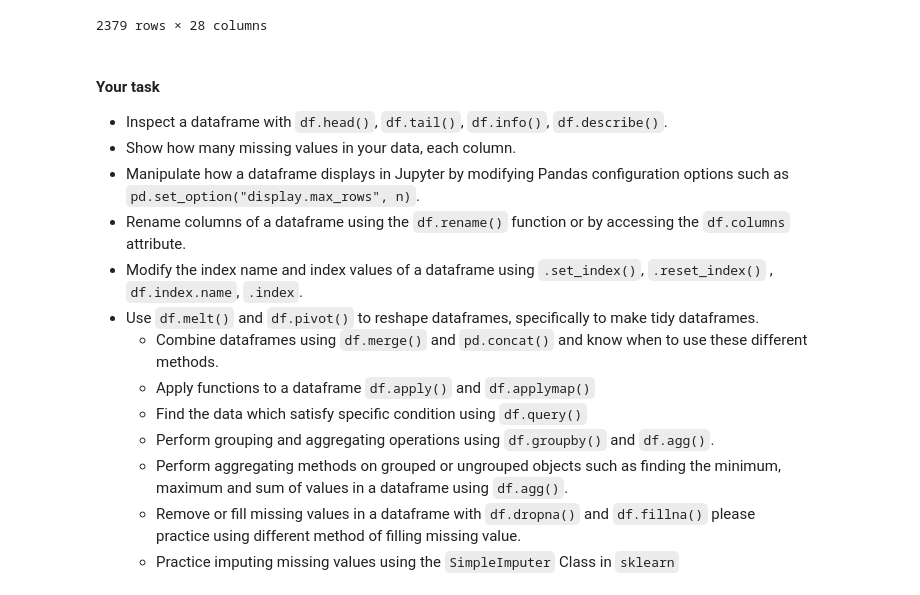
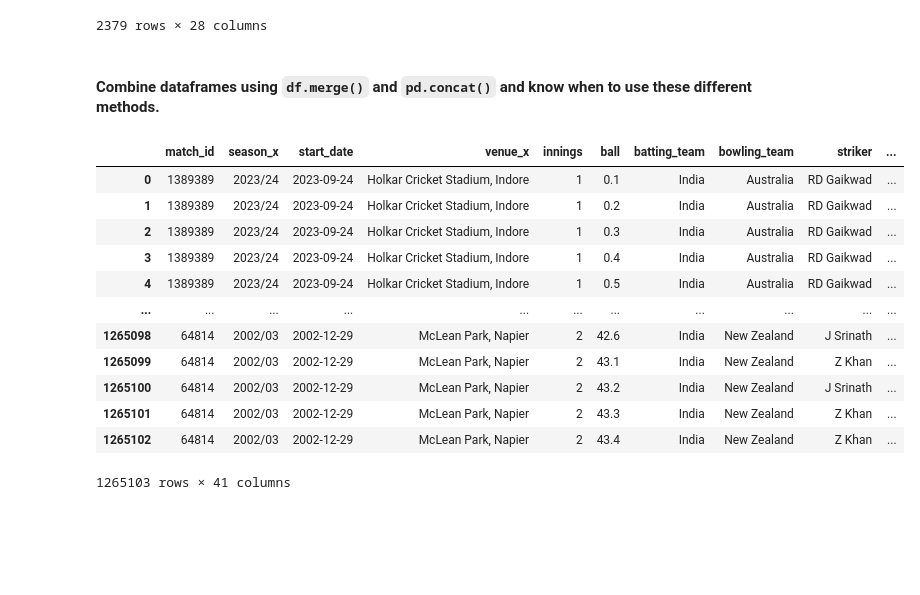
Before and after one commit to DNeilson67/FODS, a Jupyter notebook: Week 4/main.ipynb, the cells around one changed output. Saved outputs shown, nothing was run; the diff lists cells and outputs as text; code cells hidden in the pictures; blank space fills up the shorter version.

```diff
--- a/Week 4/main.ipynb
+++ b/Week 4/main.ipynb
@@ -315,19 +414,22 @@ df2.pivot(index = 'id', columns='winner', values='player_of_match')
 | 1395700 | NaN | NaN | NaN | NaN | NaN | NaN | NaN | NaN | NaN | NaN | ... |
 | 1395701 | NaN | NaN | NaN | NaN | NaN | NaN | NaN | NaN | NaN | NaN | ... |
 2379 rows × 28 columns
-# %% [markdown]
-#### Your task
-
-* Inspect a dataframe with `df.head()`, `df.tail()`, `df.info()`, `df.describe()`.
-* Show how many missing values in your data, each column.
-* Manipulate how a dataframe displays in Jupyter by modifying Pandas configuration options such as `pd.set_option("display.max_rows", n)`.
-* Rename columns of a dataframe using the `df.rename()` function or by accessing the `df.columns` attribute.
-* Modify the index name and index values of a dataframe using `.set_index()`, `.reset_index()` , `df.index.name`, `.index`.
-* Use `df.melt()` and `df.pivot()` to reshape dataframes, specifically to make tidy dataframes.
-    * Combine dataframes using `df.merge()` and `pd.concat()` and know when to use these different methods.
-    * Apply functions to a dataframe `df.apply()` and `df.applymap()`
-    * Find the data which satisfy specific condition using `df.query()`
-    * Perform grouping and aggregating operations using `df.groupby()` and `df.agg()`.
-    * Perform aggregating methods on grouped or ungrouped objects such as finding the minimum, maximum and sum of values in a dataframe using `df.agg()`.
-    * Remove or fill missing values in a dataframe with `df.dropna()` and `df.fillna()` please practice using different method of filling missing value.
-    * Practice imputing missing values using the `SimpleImputer` Class in `sklearn`
+# %% [markdown]
+#### Combine dataframes using `df.merge()` and `pd.concat()` and know when to use these different methods.
+# %%
+#Merging df and df2
+df.merge(df2, left_on = 'match_id', right_on = 'id', how = "inner")
+# %% [output]
+|  | match_id | season_x | start_date | venue_x | innings | ball | batting_team | bowling_team | striker | ... |
+| 0 | 1389389 | 2023/24 | 2023-09-24 | Holkar Cricket Stadium, Indore | 1 | 0.1 | India | Australia | RD Gaikwad | ... |
+| 1 | 1389389 | 2023/24 | 2023-09-24 | Holkar Cricket Stadium, Indore | 1 | 0.2 | India | Australia | RD Gaikwad | ... |
+| 2 | 1389389 | 2023/24 | 2023-09-24 | Holkar Cricket Stadium, Indore | 1 | 0.3 | India | Australia | RD Gaikwad | ... |
+| 3 | 1389389 | 2023/24 | 2023-09-24 | Holkar Cricket Stadium, Indore | 1 | 0.4 | India | Australia | RD Gaikwad | ... |
+| 4 | 1389389 | 2023/24 | 2023-09-24 | Holkar Cricket Stadium, Indore | 1 | 0.5 | India | Australia | RD Gaikwad | ... |
+| ... | ... | ... | ... | ... | ... | ... | ... | ... | ... | ... |
+| 1265098 | 64814 | 2002/03 | 2002-12-29 | McLean Park, Napier | 2 | 42.6 | India | New Zealand | J Srinath | ... |
+| 1265099 | 64814 | 2002/03 | 2002-12-29 | McLean Park, Napier | 2 | 43.1 | India | New Zealand | Z Khan | ... |
+| 1265100 | 64814 | 2002/03 | 2002-12-29 | McLean Park, Napier | 2 | 43.2 | India | New Zealand | J Srinath | ... |
+| 1265101 | 64814 | 2002/03 | 2002-12-29 | McLean Park, Napier | 2 | 43.3 | India | New Zealand | Z Khan | ... |
+| 1265102 | 64814 | 2002/03 | 2002-12-29 | McLean Park, Napier | 2 | 43.4 | India | New Zealand | Z Khan | ... |
+1265103 rows × 41 columns
```
Also changed, not shown: parts of 41 cells of this notebook, 1 other file.
